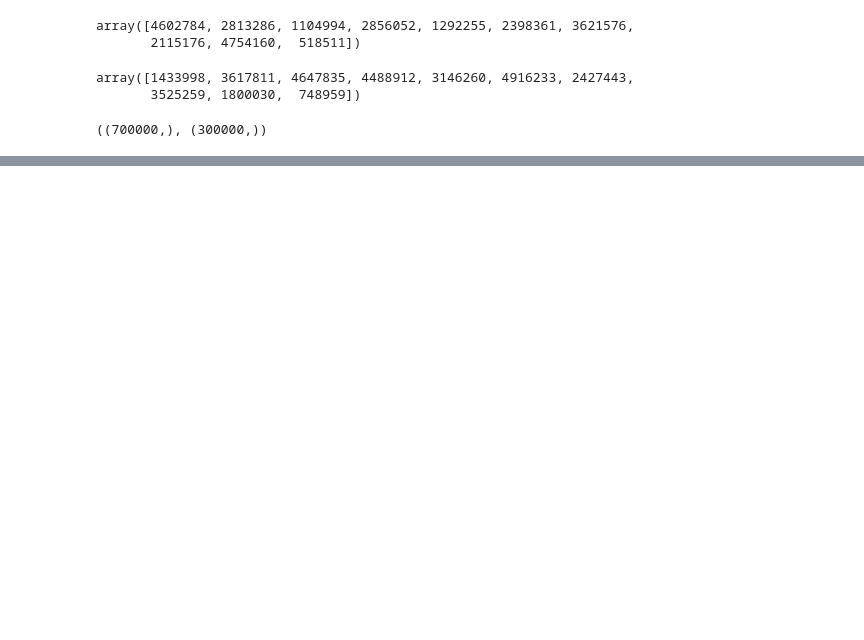
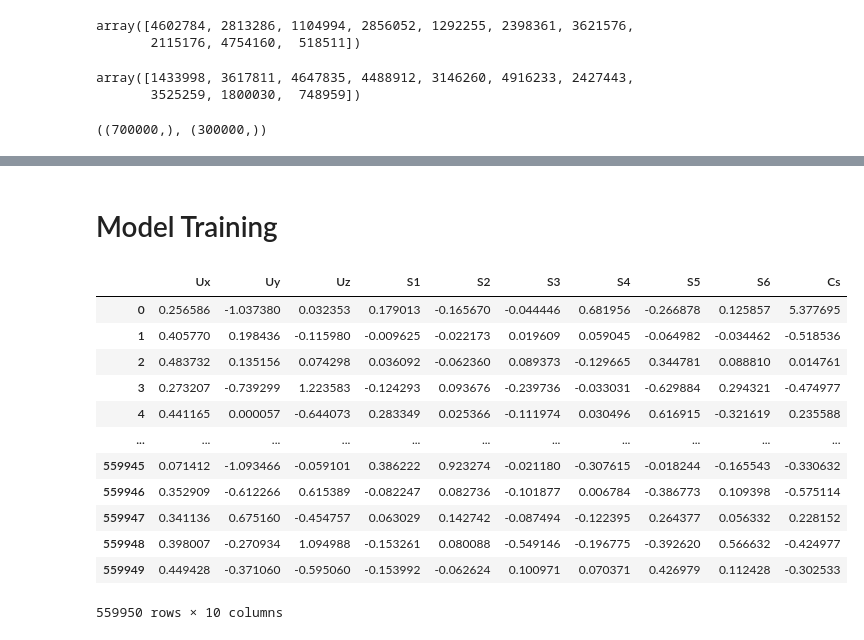
Before and after one commit to halimarefat/torchFOAM, a Jupyter notebook: JupyterLab/JP3_Analysis_New.ipynb, the cells around one changed output, grey strips where cells are left out. Saved outputs shown, nothing was run; the diff lists cells and outputs as text; code cells hidden in the pictures; blank space fills up the shorter version.

Commit message:
JP3 Analysis jupyter now includes Data preprocessing and model training

```diff
--- a/JupyterLab/JP3_Analysis_New.ipynb
+++ b/JupyterLab/JP3_Analysis_New.ipynb
@@ -102,0 +130,12 @@ Starting to preprocess dataset fieldData_R3
+# %%
+# Re = 10^3 seen
+dSn_R103_seen_means = pd.read_csv('../processedDatasets/fieldData_R3_seen_means.txt', sep=' ', names=headers)
+dSn_R103_seen_scales = pd.read_csv('../processedDatasets/fieldData_R3_seen_scales.txt', sep=' ', names=headers)
+dSn_R103_seen = pd.read_csv('../processedDatasets/fieldData_R3_seen_norm.txt', sep=' ', names=headers)
+dS_R103_seen = pd.read_csv('../processedDatasets/fieldData_R3_seen.txt', sep=' ', names=headers)
+
+# Re = 10^3 unseen
+dSn_R103_unseen_means = pd.read_csv('../processedDatasets/fieldData_R3_unseen_means.txt', sep=' ', names=headers)
+dSn_R103_unseen_scales = pd.read_csv('../processedDatasets/fieldData_R3_unseen_scales.txt', sep=' ', names=headers)
+dSn_R103_unseen = pd.read_csv('../processedDatasets/fieldData_R3_unseen_norm.txt', sep=' ', names=headers)
+dS_R103_unseen = pd.read_csv('../processedDatasets/fieldData_R3_unseen.txt', sep=' ', names=headers)
@@ -102,0 +187,8 @@ Starting to preprocess dataset fieldData_R3
+# %%
+R103 = dSn_R103_seen
+R503 = dSn_R503_seen
+R104 = dSn_R104_seen
+
+R103_un = dSn_R103_unseen
+R503_un = dSn_R503_unseen
+R104_un = dSn_R104_unseen
@@ -102,0 +230,2 @@ Starting to preprocess dataset fieldData_R3
+# %% [markdown]
+# Model Training
@@ -102,0 +235,29 @@ Starting to preprocess dataset fieldData_R3
+# %%
+dt = M1_103
+dt_name = namestr(M1_103, globals())[0]
+# %%
+output_size = 1
+input_size = dt.shape[1] - output_size
+neurons_per_layer = [60, 60, 60, 60, 60]
+hidden_layers = len(neurons_per_layer)
+
+split_sz = 0.8
+mask = np.random.rand(len(dt)) < split_sz
+train = dt[mask].reset_index(drop=True)
+val = dt[~mask].reset_index(drop=True)
+# %%
+train
+# %% [output]
+|  | Ux | Uy | Uz | S1 | S2 | S3 | S4 | S5 | S6 | Cs |
+| 0 | 0.256586 | -1.037380 | 0.032353 | 0.179013 | -0.165670 | -0.044446 | 0.681956 | -0.266878 | 0.125857 | 5.377695 |
+| 1 | 0.405770 | 0.198436 | -0.115980 | -0.009625 | -0.022173 | 0.019609 | 0.059045 | -0.064982 | -0.034462 | -0.518536 |
+| 2 | 0.483732 | 0.135156 | 0.074298 | 0.036092 | -0.062360 | 0.089373 | -0.129665 | 0.344781 | 0.088810 | 0.014761 |
+| 3 | 0.273207 | -0.739299 | 1.223583 | -0.124293 | 0.093676 | -0.239736 | -0.033031 | -0.629884 | 0.294321 | -0.474977 |
+| 4 | 0.441165 | 0.000057 | -0.644073 | 0.283349 | 0.025366 | -0.111974 | 0.030496 | 0.616915 | -0.321619 | 0.235588 |
+| ... | ... | ... | ... | ... | ... | ... | ... | ... | ... | ... |
+| 559945 | 0.071412 | -1.093466 | -0.059101 | 0.386222 | 0.923274 | -0.021180 | -0.307615 | -0.018244 | -0.165543 | -0.330632 |
+| 559946 | 0.352909 | -0.612266 | 0.615389 | -0.082247 | 0.082736 | -0.101877 | 0.006784 | -0.386773 | 0.109398 | -0.575114 |
+| 559947 | 0.341136 | 0.675160 | -0.454757 | 0.063029 | 0.142742 | -0.087494 | -0.122395 | 0.264377 | 0.056332 | 0.228152 |
+| 559948 | 0.398007 | -0.270934 | 1.094988 | -0.153261 | 0.080088 | -0.549146 | -0.196775 | -0.392620 | 0.566632 | -0.424977 |
+| 559949 | 0.449428 | -0.371060 | -0.595060 | -0.153992 | -0.062624 | 0.100971 | 0.070371 | 0.426979 | 0.112428 | -0.302533 |
+559950 rows × 10 columns
```
Also changed, not shown: parts of 27 cells of this notebook.
